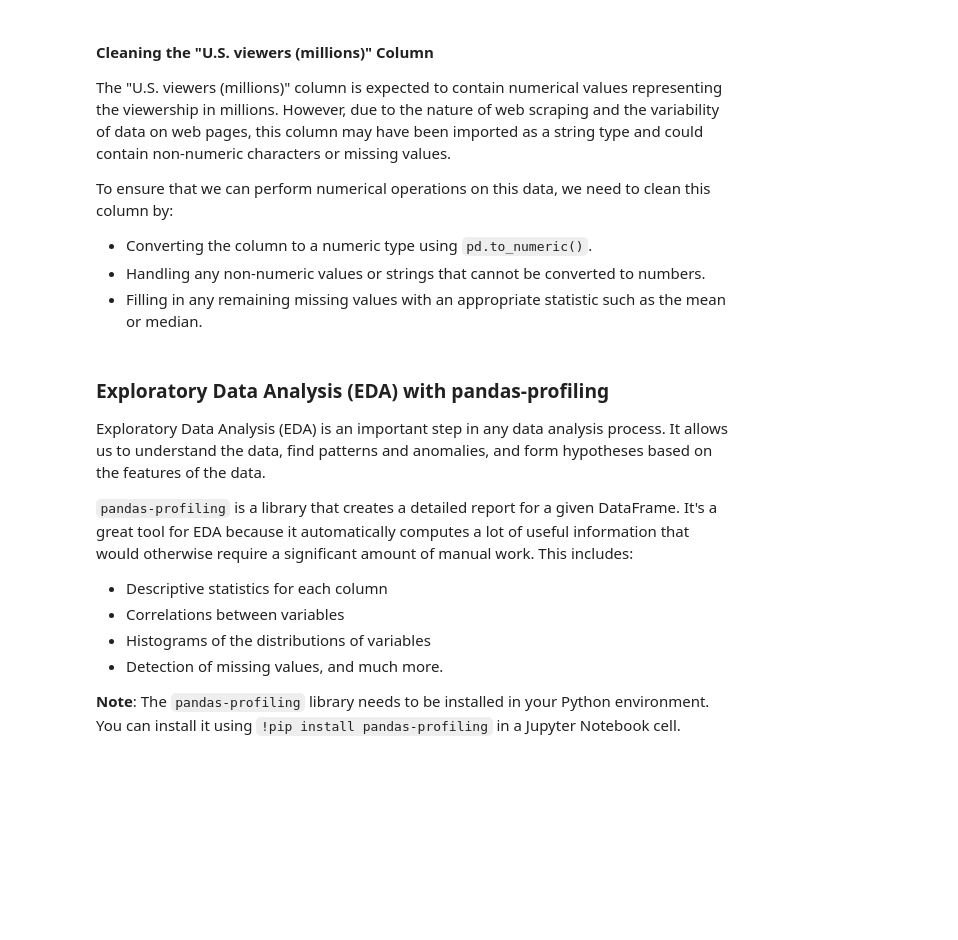
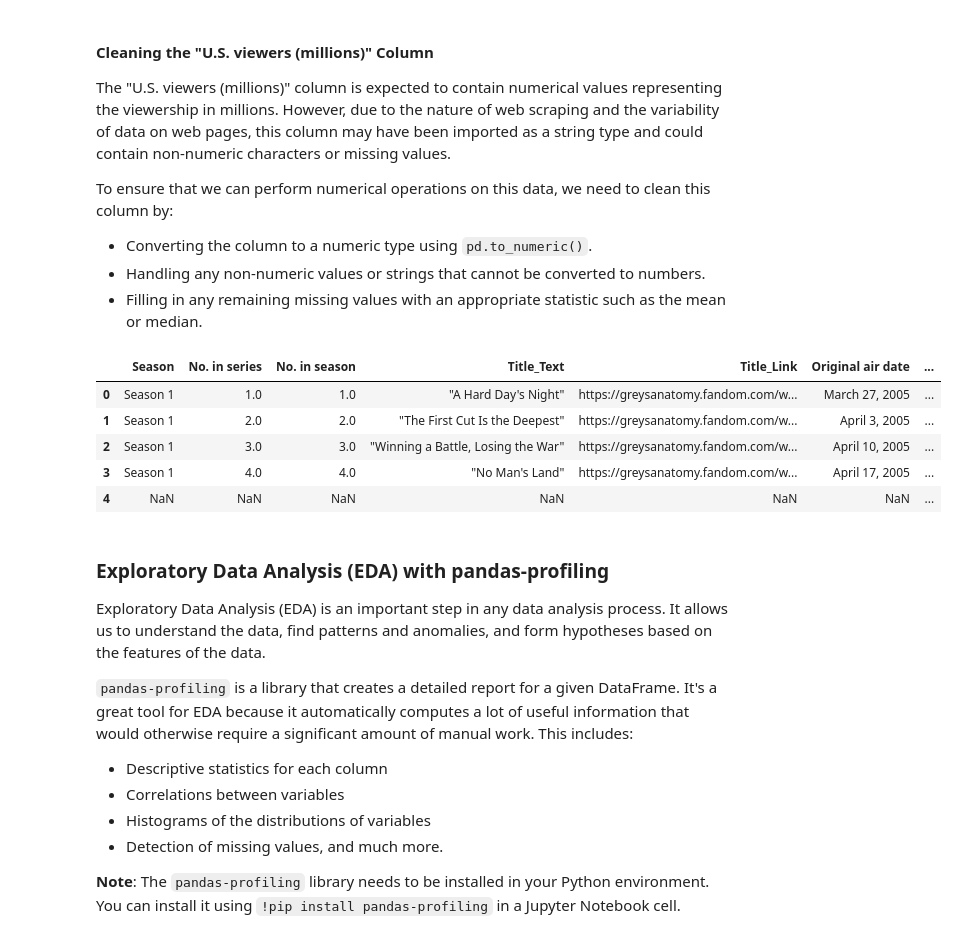
Before and after one commit to guglielmopescatore/CorsoDataAnalysis, a Jupyter notebook: Lesson2.ipynb, the cells around one changed output. Cells and saved outputs as stored; diff of their text form; code cells hidden in the pictures; blank space fills up the shorter version.

```diff
--- a/Lesson2.ipynb
+++ b/Lesson2.ipynb
@@ -316,15 +362,25 @@ To ensure that we can perform numerical operations on this data, we need to clea
 - Filling in any remaining missing values with an appropriate statistic such as the mean or median.
 # %%
 
-# Convert the 'U.S. viewers (millions)' column to numeric, turning non-convertible values into NaN
-cleaning_df['U.S. viewers (millions)'] = pd.to_numeric(cleaning_df['U.S. viewers (millions)'], errors='coerce')
+# Remove unwanted characters from 'U.S. viewers (millions)' column
+# This can be done using the str.replace() method with a regular expression
+GA_cleaning_df['U.S. viewers (millions)'] = GA_cleaning_df['U.S. viewers (millions)'].str.extract(r'([\d\.]+)')
 
-# Now, we will fill in the NaN values with the mean viewership
-mean_viewership = cleaning_df['U.S. viewers (millions)'].mean()
-cleaning_df['U.S. viewers (millions)'].fillna(mean_viewership, inplace=True)
+# Convert the 'U.S. viewers (millions)' column to numeric
+GA_cleaning_df['U.S. viewers (millions)'] = pd.to_numeric(GA_cleaning_df['U.S. viewers (millions)'], errors='coerce')
+
+# Now, df['U.S. viewers (millions)'] is a numeric column
 
 # Check the cleaned 'U.S. viewers (millions)' column
-cleaning_df['U.S. viewers (millions)']
+GA_cleaning_df['U.S. viewers (millions)']
+GA_cleaning_df.head()
+# %% [output]
+|  | Season | No. in series | No. in season | Title_Text | Title_Link | Original air date | ... |
+| 0 | Season 1 | 1.0 | 1.0 | "A Hard Day's Night" | https://greysanatomy.fandom.com/w... | March 27, 2005 | ... |
+| 1 | Season 1 | 2.0 | 2.0 | "The First Cut Is the Deepest" | https://greysanatomy.fandom.com/w... | April 3, 2005 | ... |
+| 2 | Season 1 | 3.0 | 3.0 | "Winning a Battle, Losing the War" | https://greysanatomy.fandom.com/w... | April 10, 2005 | ... |
+| 3 | Season 1 | 4.0 | 4.0 | "No Man's Land" | https://greysanatomy.fandom.com/w... | April 17, 2005 | ... |
+| 4 | NaN | NaN | NaN | NaN | NaN | NaN | ... |
 # %% [markdown]
 
 ### Exploratory Data Analysis (EDA) with pandas-profiling
```
Also changed, not shown: parts of 11 cells of this notebook, 3 other files.
